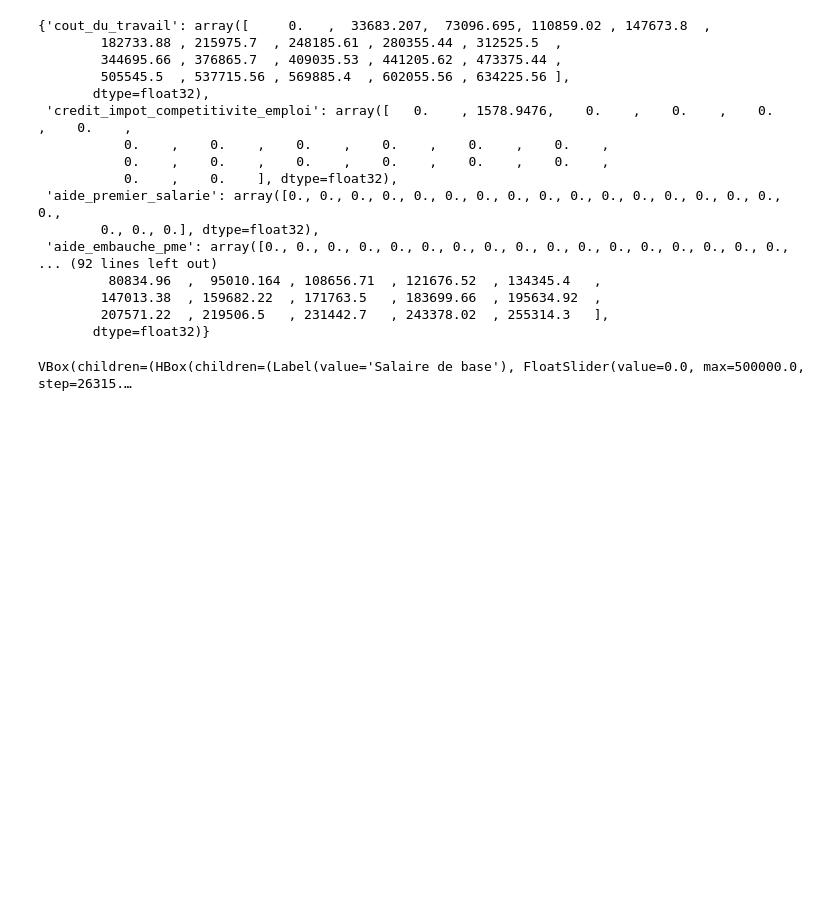
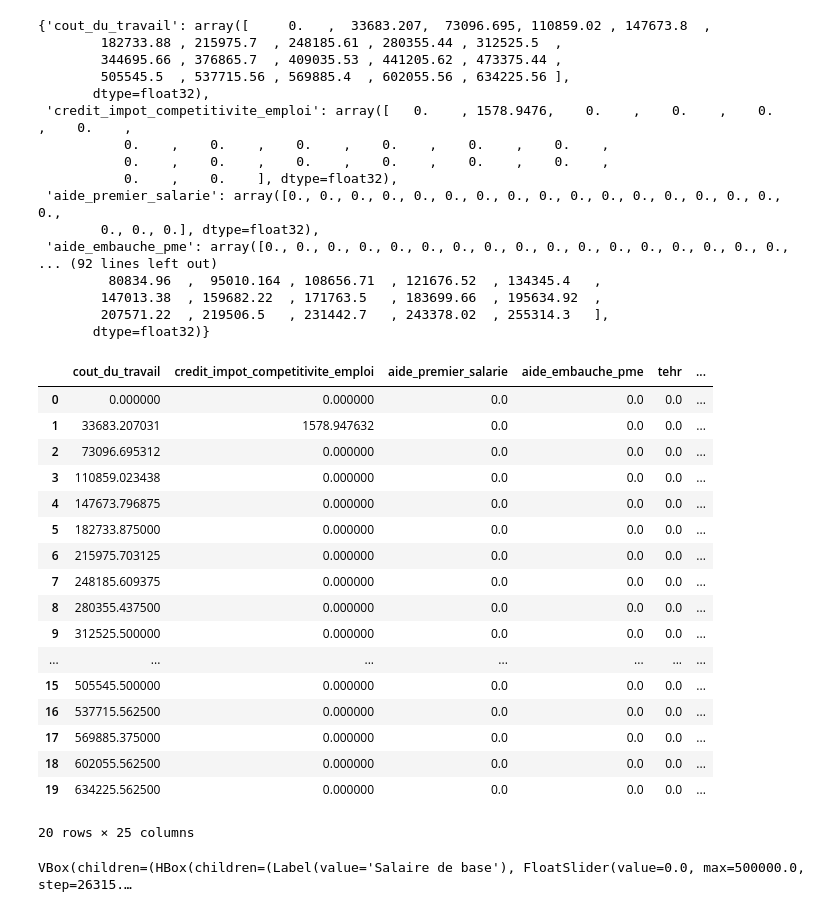
Before and after one commit to cbenz/openfisca-interactive, a Jupyter notebook: index.ipynb, the cells around one changed output. Saved outputs shown, nothing was run; the diff lists cells and outputs as text; code cells hidden in the pictures; blank space fills up the shorter version.

```diff
--- a/index.ipynb
+++ b/index.ipynb
@@ -144,9 +143,9 @@ def get_bars(decomposition: dict) -> List[Bar]:
             for child in children:
                 yield from visit(child)
             type_ = BarType.TOTAL if node["code"] == decomposition["code"] else BarType.SUB_TOTAL
-            yield Bar(code=node["code"], short_name=node.get("name"), type=type_)
+            yield Bar(code=node["code"], short_name=node.get("short_name"), type=type_)
         else:
-            yield Bar(code=node["code"], short_name=node.get("name"), type=BarType.VALUE)
+            yield Bar(code=node["code"], short_name=node.get("short_name"), type=BarType.VALUE)
 
     return list(visit(decomposition))
 # %%
@@ -197,6 +196,28 @@ display(results)
         147013.38  , 159682.22  , 171763.5   , 183699.66  , 195634.92  ,
         207571.22  , 219506.5   , 231442.7   , 243378.02  , 255314.3   ],
        dtype=float32)}
+# %%
+df = pd.DataFrame(results)
+df
+# %% [output]
+|  | cout_du_travail | credit_impot_competitivite_emploi | aide_premier_salarie | aide_embauche_pme | tehr | ... |
+| 0 | 0.000000 | 0.000000 | 0.0 | 0.0 | 0.0 | ... |
+| 1 | 33683.207031 | 1578.947632 | 0.0 | 0.0 | 0.0 | ... |
+| 2 | 73096.695312 | 0.000000 | 0.0 | 0.0 | 0.0 | ... |
+| 3 | 110859.023438 | 0.000000 | 0.0 | 0.0 | 0.0 | ... |
+| 4 | 147673.796875 | 0.000000 | 0.0 | 0.0 | 0.0 | ... |
+| 5 | 182733.875000 | 0.000000 | 0.0 | 0.0 | 0.0 | ... |
+| 6 | 215975.703125 | 0.000000 | 0.0 | 0.0 | 0.0 | ... |
+| 7 | 248185.609375 | 0.000000 | 0.0 | 0.0 | 0.0 | ... |
+| 8 | 280355.437500 | 0.000000 | 0.0 | 0.0 | 0.0 | ... |
+| 9 | 312525.500000 | 0.000000 | 0.0 | 0.0 | 0.0 | ... |
+| ... | ... | ... | ... | ... | ... | ... |
+| 15 | 505545.500000 | 0.000000 | 0.0 | 0.0 | 0.0 | ... |
+| 16 | 537715.562500 | 0.000000 | 0.0 | 0.0 | 0.0 | ... |
+| 17 | 569885.375000 | 0.000000 | 0.0 | 0.0 | 0.0 | ... |
+| 18 | 602055.562500 | 0.000000 | 0.0 | 0.0 | 0.0 | ... |
+| 19 | 634225.562500 | 0.000000 | 0.0 | 0.0 | 0.0 | ... |
+20 rows × 25 columns
 # %%
 def iter_bars_with_value_at_index(bars, results, index, include_zero=False):
     for bar in bars:
```
Also changed, not shown: parts of 3 cells of this notebook, 1 other file.
